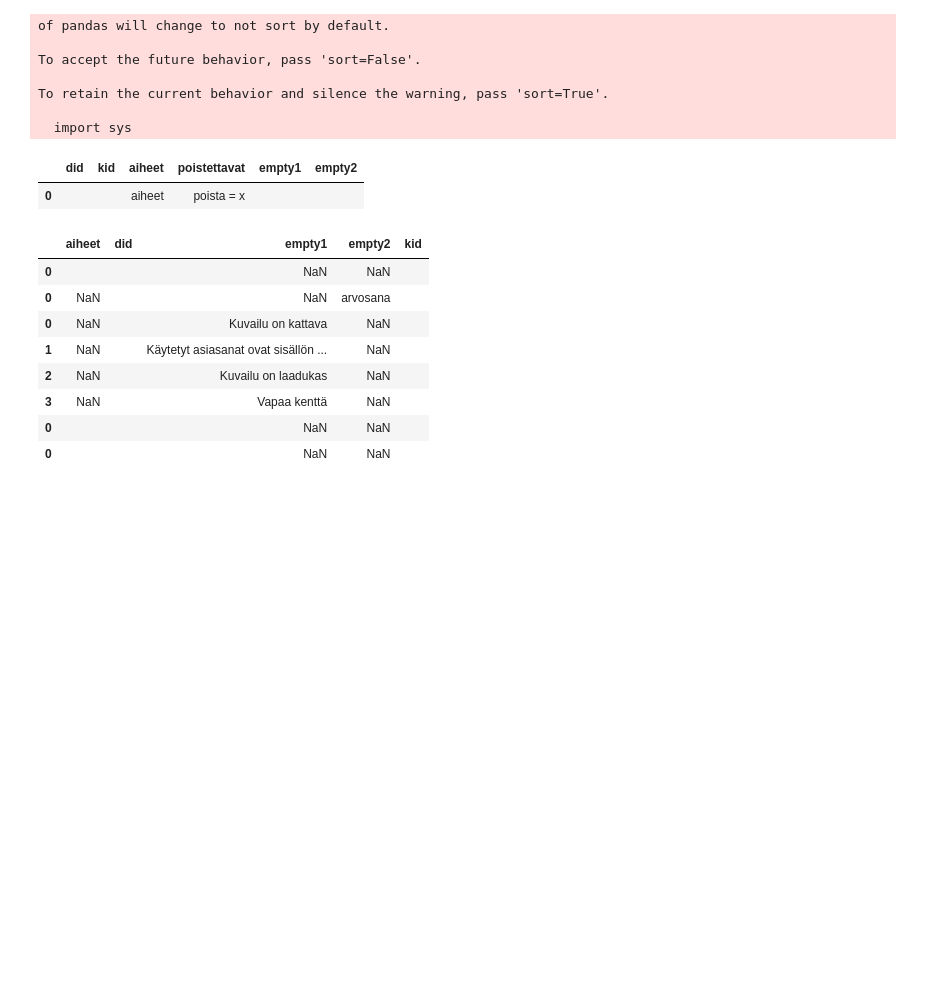
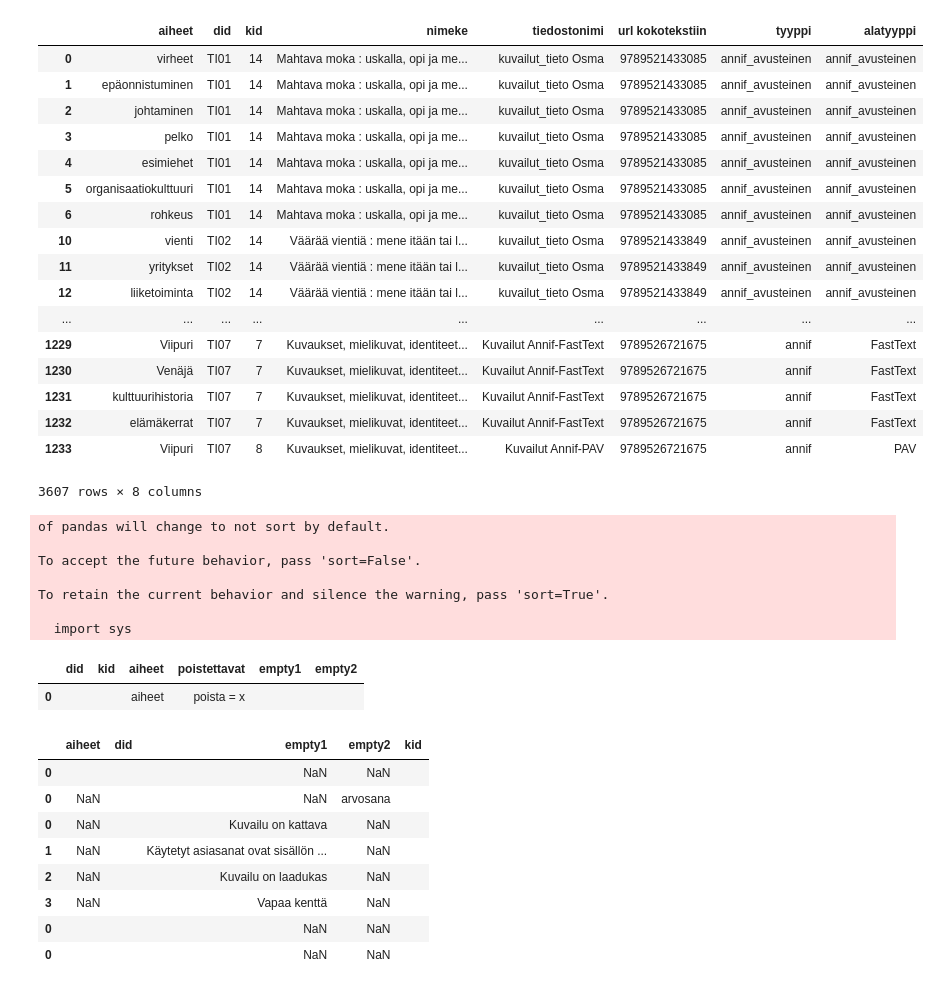
Before and after one commit to saifookhan/Annif-custom, a Jupyter notebook: arviointipohjien_luonti.ipynb, the cells around one changed output. Saved outputs shown, nothing was run; the diff lists cells and outputs as text; code cells hidden in the pictures; blank space fills up the shorter version.

```diff
--- a/arviointipohjien_luonti.ipynb
+++ b/arviointipohjien_luonti.ipynb
@@ -100,5 +102,5 @@ Copy of Kuvailut K30
 # %%
-# Preprocess 1
+### Preprocess
 
 df_kuvailut = pd.concat([df_kuvailut2, df_kuvailut3])
 cols_to_keep = ['id', 'nimeke', 'url kokotekstiin', 'aiheet', 'kid', 'tiedostonimi']
@@ -106,7 +108,7 @@ df_kuvailut = df_kuvailut[cols_to_keep]
 df_kuvailut.rename(columns={'id': 'did'}, inplace=True)
 df_kuvailut[['did', 'nimeke', 'url kokotekstiin']] = df_kuvailut[['did', 'nimeke', 'url kokotekstiin']].mask(df_kuvailut[['did', 'nimeke', 'url kokotekstiin']]=='', None).ffill()
 
-# Append Annif indexed
+# Append Annif indexed, and merge nimeke and url to them
 df_kuvailut1.rename(columns={'id': 'did'}, inplace=True)
 df_kuvailut1['did'] = df_kuvailut1['did'].mask(df_kuvailut1['did']=='', None).ffill()
 df_kuvailut = df_kuvailut.append(
@@ -114,6 +116,17 @@ df_kuvailut = df_kuvailut.append(
         df_kuvailut[['did', 'nimeke', 'url kokotekstiin']].drop_duplicates(),
         on='did'
     ))
+
+df_kuvailut = df_kuvailut[df_kuvailut.aiheet != '']
+
+# Restrict documents to those in the list:
+df_documents = Spread('Arvioitavat dokumentit', sheet=0).sheet_to_df(index=None)
+print('Document IDs that are removed:')
+display(df_kuvailut[~df_kuvailut.did.isin(df_documents.did)].did.unique())
+df_kuvailut = df_kuvailut[df_kuvailut.did.isin(df_documents.did)]
+
+# Correct url for document D20:
+df_kuvailut.loc[df_kuvailut.did == 'D20', 'url kokotekstiin'] = 'https://www.doria.fi/bitstream/handle/10024/130803/yyti_stv_201600_2016_net_p2.pdf?sequence=2&isAllowed=y'
 # %% [output]
 of pandas will change to not sort by default.
 
@@ -154,3 +152,56 @@ df_kuvailut.loc[df_kuvailut.did == 'D20', 'url kokotekstiin'] = 'https://www.dor
+# %%
+# Set types of index source method
+
+def insert_type_column(df, column_name, source_type, type_file_names):
+    rows = df.tiedostonimi.isin(type_file_names)
+    df.loc[rows, column_name] = source_type
+    return df
+
+
+files_annif_assisted = ['kuvailut_tieto Osma', 'kuvailut_tieto Juho', 'jyx_kuvailut_orig', 'jyx_kuvailut Osma', ]
+files_annif = ['Kuvailut Annif-FastText', 'Kuvailut Annif-Maui', 'Kuvailut Annif-PAV', 'Kuvailut Annif-TFIDF', ]
+files_human = ['kuvailut_tieto Mona', 'kuvailut_tieto Fennica',
+               'jyx_kuvailut Mona', 'jyx_kuvailut Juho',
+                'SKT1 KL Copy of Kuvailut',  'SKT2 PM Copy of Kuvailut',  'SKT3 JM Copy of Kuvailut',  'SKT4 VL Copy of Kuvailut',
+               'Copy of Kuvailut Fennica', ] + ['Copy of Kuvailut K{:02d}'.format(x) for x in range(1, 41)]
+
+df_kuvailut = insert_type_column(df_kuvailut, 'tyyppi', 'annif_avusteinen', files_annif_assisted)
+df_kuvailut = insert_type_column(df_kuvailut, 'tyyppi', 'ihminen', files_human)
+df_kuvailut = insert_type_column(df_kuvailut, 'tyyppi', 'annif', files_annif)
+
+
+# Subtypes:
+files_fennica = ['kuvailut_tieto Fennica', 'Copy of Kuvailut Fennica']
+
+df_kuvailut = insert_type_column(df_kuvailut, 'alatyyppi', 'ihminen', files_human)
+df_kuvailut = insert_type_column(df_kuvailut, 'alatyyppi', 'annif_avusteinen', files_annif_assisted)
+
+df_kuvailut = insert_type_column(df_kuvailut, 'alatyyppi', 'FastText', ['Kuvailut Annif-FastText'])
+df_kuvailut = insert_type_column(df_kuvailut, 'alatyyppi', 'Maui', ['Kuvailut Annif-Maui'])
+df_kuvailut = insert_type_column(df_kuvailut, 'alatyyppi', 'PAV', ['Kuvailut Annif-PAV'])
+df_kuvailut = insert_type_column(df_kuvailut, 'alatyyppi', 'TFIDF', ['Kuvailut Annif-TFIDF'])
+df_kuvailut = insert_type_column(df_kuvailut, 'alatyyppi', 'fennica', files_fennica)
+
+df_kuvailut
+# %% [output]
+|  | aiheet | did | kid | nimeke | tiedostonimi | url kokotekstiin | tyyppi | alatyyppi |
+| 0 | virheet | TI01 | 14 | Mahtava moka : uskalla, opi ja me... | kuvailut_tieto Osma | 9789521433085 | annif_avusteinen | annif_avusteinen |
+| 1 | epäonnistuminen | TI01 | 14 | Mahtava moka : uskalla, opi ja me... | kuvailut_tieto Osma | 9789521433085 | annif_avusteinen | annif_avusteinen |
+| 2 | johtaminen | TI01 | 14 | Mahtava moka : uskalla, opi ja me... | kuvailut_tieto Osma | 9789521433085 | annif_avusteinen | annif_avusteinen |
+| 3 | pelko | TI01 | 14 | Mahtava moka : uskalla, opi ja me... | kuvailut_tieto Osma | 9789521433085 | annif_avusteinen | annif_avusteinen |
+| 4 | esimiehet | TI01 | 14 | Mahtava moka : uskalla, opi ja me... | kuvailut_tieto Osma | 9789521433085 | annif_avusteinen | annif_avusteinen |
+| 5 | organisaatiokulttuuri | TI01 | 14 | Mahtava moka : uskalla, opi ja me... | kuvailut_tieto Osma | 9789521433085 | annif_avusteinen | annif_avusteinen |
+| 6 | rohkeus | TI01 | 14 | Mahtava moka : uskalla, opi ja me... | kuvailut_tieto Osma | 9789521433085 | annif_avusteinen | annif_avusteinen |
+| 10 | vienti | TI02 | 14 | Väärää vientiä : mene itään tai l... | kuvailut_tieto Osma | 9789521433849 | annif_avusteinen | annif_avusteinen |
+| 11 | yritykset | TI02 | 14 | Väärää vientiä : mene itään tai l... | kuvailut_tieto Osma | 9789521433849 | annif_avusteinen | annif_avusteinen |
+| 12 | liiketoiminta | TI02 | 14 | Väärää vientiä : mene itään tai l... | kuvailut_tieto Osma | 9789521433849 | annif_avusteinen | annif_avusteinen |
+| ... | ... | ... | ... | ... | ... | ... | ... | ... |
+| 1229 | Viipuri | TI07 | 7 | Kuvaukset, mielikuvat, identiteet... | Kuvailut Annif-FastText | 9789526721675 | annif | FastText |
+| 1230 | Venäjä | TI07 | 7 | Kuvaukset, mielikuvat, identiteet... | Kuvailut Annif-FastText | 9789526721675 | annif | FastText |
+| 1231 | kulttuurihistoria | TI07 | 7 | Kuvaukset, mielikuvat, identiteet... | Kuvailut Annif-FastText | 9789526721675 | annif | FastText |
+| 1232 | elämäkerrat | TI07 | 7 | Kuvaukset, mielikuvat, identiteet... | Kuvailut Annif-FastText | 9789526721675 | annif | FastText |
+| 1233 | Viipuri | TI07 | 8 | Kuvaukset, mielikuvat, identiteet... | Kuvailut Annif-PAV | 9789526721675 | annif | PAV |
+3607 rows × 8 columns
 # %%
 # Create header and footer to insert around kuvailu
 
```
Also changed, not shown: parts of 8 cells of this notebook.
